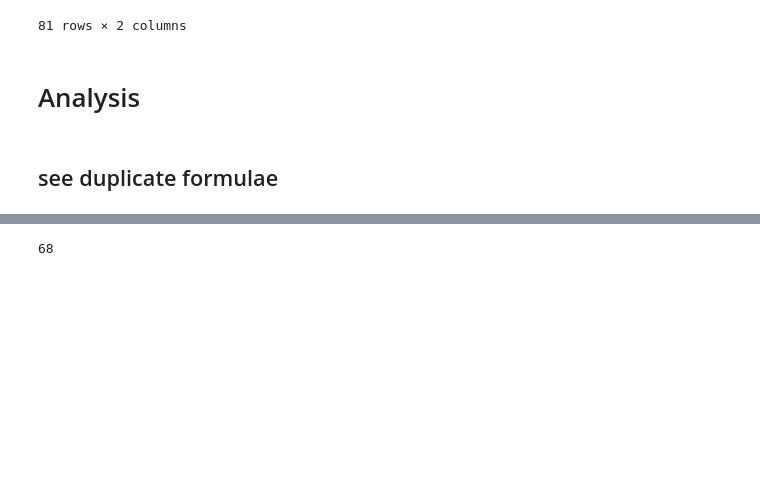
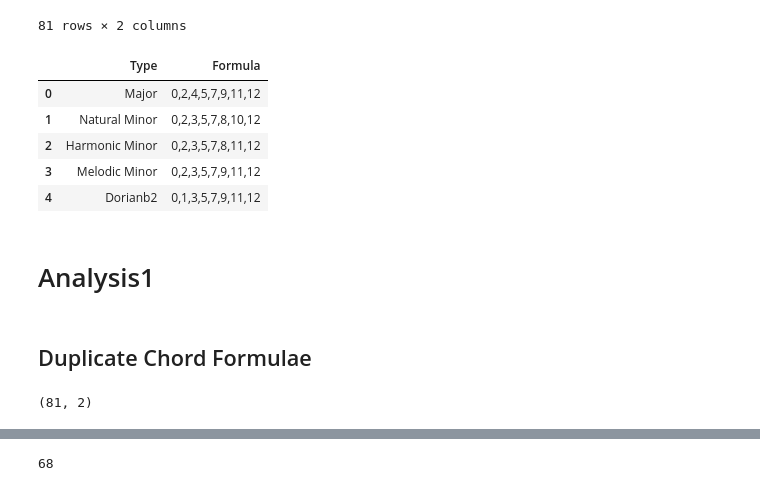
Before and after one commit to ShrikarSankpal/MusicMakingGuide, a Jupyter notebook: notebooks/Initial Analysis and Population.ipynb, the cells around one changed output, grey strips where cells are left out. Saved outputs shown, nothing was run; the diff lists cells and outputs as text; code cells hidden in the pictures; blank space fills up the shorter version.

Commit message:
Cleaned and made better the analysis notebook

```diff
--- a/notebooks/Initial Analysis and Population.ipynb
+++ b/notebooks/Initial Analysis and Population.ipynb
@@ -27,7 +32,20 @@ df_ChordFormulae
+# %%
+df_ScalesFormulae.head()
+# %% [output]
+|  | Type | Formula |
+| 0 | Major | 0,2,4,5,7,9,11,12 |
+| 1 | Natural Minor | 0,2,3,5,7,8,10,12 |
+| 2 | Harmonic Minor | 0,2,3,5,7,8,11,12 |
+| 3 | Melodic Minor | 0,2,3,5,7,9,11,12 |
+| 4 | Dorianb2 | 0,1,3,5,7,9,11,12 |
 # %% [markdown]
-# Analysis
+# Analysis1
-# %% [markdown]
-## see duplicate formulae
+# %% [markdown]
+## Duplicate  Chord Formulae
+# %%
+df_ChordFormulae.shape
+# %% [output]
+(81, 2)
 # %%
 grpby_df_formula=df_ChordFormulae.groupby('formula')
 # %%
```
Also changed, not shown: parts of 57 cells of this notebook, 1 other file.
